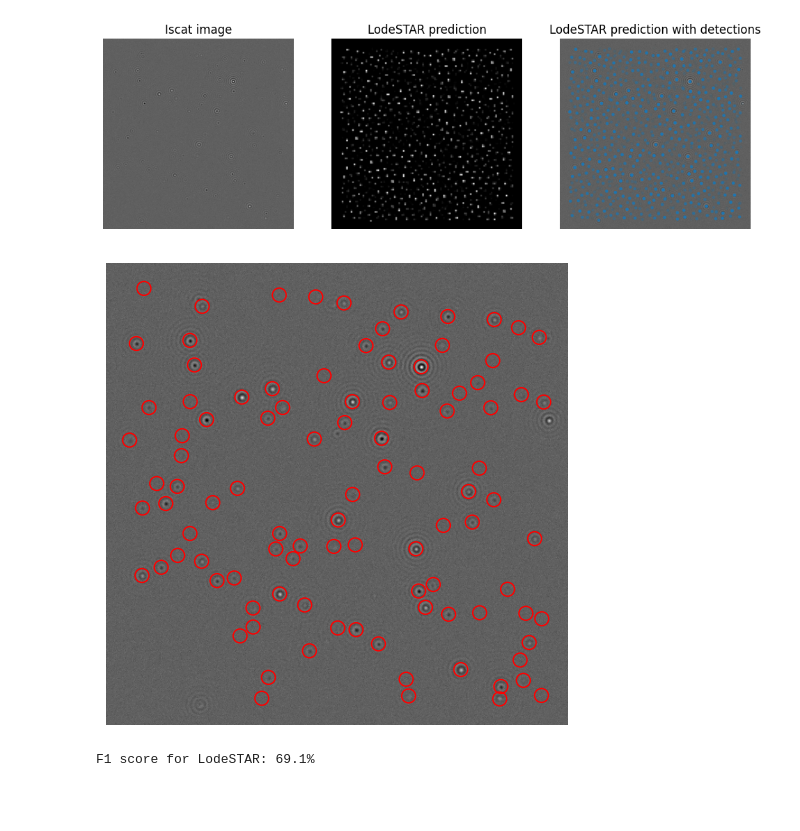
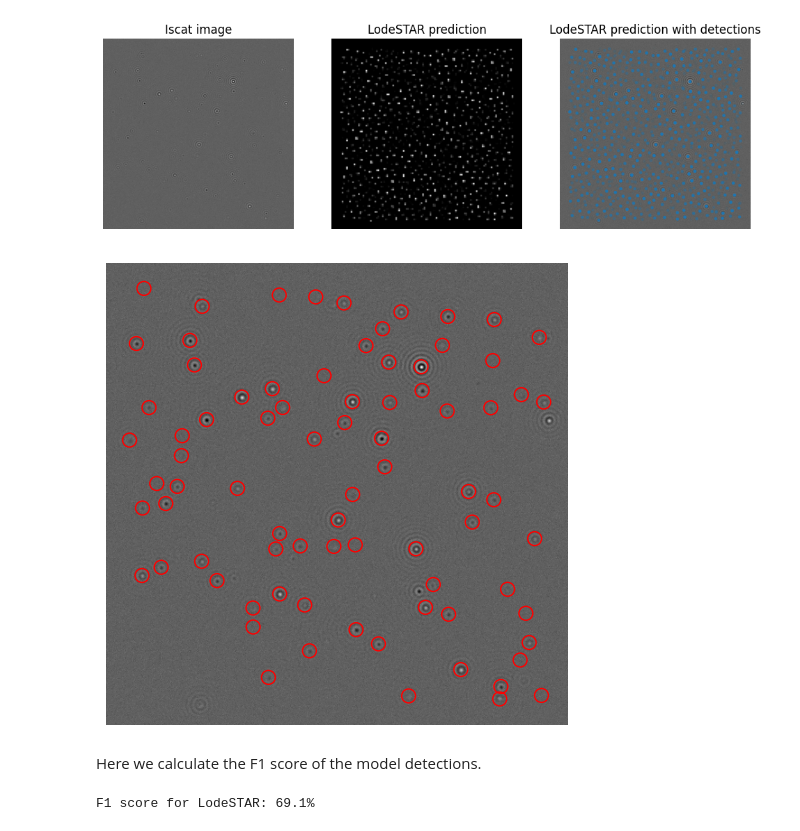
Before and after one commit to softmatterlab/OpticalCharacterizationNanoparticles, a Jupyter notebook: example_analysis/ISCAT_analysis.ipynb, the cells around one changed output. Saved outputs shown, nothing was run; the diff lists cells and outputs as text; code cells hidden in the pictures; blank space fills up the shorter version.

```diff
--- a/example_analysis/ISCAT_analysis.ipynb
+++ b/example_analysis/ISCAT_analysis.ipynb
@@ -28,8 +28,8 @@ Running code on device: (cuda) when possible
 
 Let's start by loading in data in the ISCAT regime.
 # %%
-data = np.load("../data/iscat_data.npy") #Quantitative field
-labels = np.load("../data/iscat_labels.npy") #Labels for the particles
+data = np.load("../data/iscat/iscat_data.npy") #Quantitative field
+labels = np.load("../data/iscat/iscat_labels.npy") #Labels for the particles
 centroids = labels[:, 0:2] #Centroids of the particles
 # %%
 plt.figure(figsize=(6,6))
@@ -179,7 +180,7 @@ training_pipeline = (
     >> dt.pytorch.ToTensor(dtype=torch.float32)
 )
 
-training_dataset = dt.pytorch.Dataset(training_pipeline, length=5000, replace=False)
+training_dataset = dt.pytorch.Dataset(training_pipeline, length=10000, replace=False)
 # %%
 dataloader = dl.DataLoader(training_dataset, batch_size=8, shuffle=True)
 
@@ -199,7 +200,7 @@ TRAIN_MODEL = False
 
 if TRAIN_MODEL:
     #Train model for max_epochs.
-    trainer = dl.Trainer(max_epochs=1)
+    trainer = dl.Trainer(max_epochs=50)
     trainer.fit(lodestar, dataloader)
 else:
     lodestar.load_state_dict(torch.load("../models/iscat/lodestar_tracking.pth"))
@@ -249,28 +245,30 @@ plt.show()
 # %%
 alpha = 0.5
 beta = 0.5
-cutoff = 0.990
+cutoff = 0.9925
 mode = "quantile"#"constant"
 
 plt.figure(figsize=(6, 6))
 if downsample:
     datav2 = skimage.measure.block_reduce(data, (2, 2, 1))
     torch_image = torch.from_numpy(datav2).permute(2, 0, 1).unsqueeze(0).float().to(DEV)
     factor = 2
 else:
     torch_image = torch.from_numpy(data).permute(2, 0, 1).unsqueeze(0).float().to(DEV)
     factor = 1
 
 detections = lodestar.detect(torch_image, alpha=alpha, beta=beta,
                                 mode=mode, cutoff=cutoff)[0]
 
 plt.imshow(data[...,0], cmap="gray")
 plt.scatter(detections[:,1]*factor, detections[:,0]*factor, s = 100, facecolors='none', edgecolors='r')
 plt.axis("off")
 
 plt.show()
 # %% [output]
-[figure, old version]
+[figure, new version]
+# %% [markdown]
+Here we calculate the F1 score of the model detections.
 # %%
 # F1 score for LodeSTAR
 F1_score_l = hp.get_F1_score(
```
Also changed, not shown: parts of 20 cells of this notebook, 13 other files.
